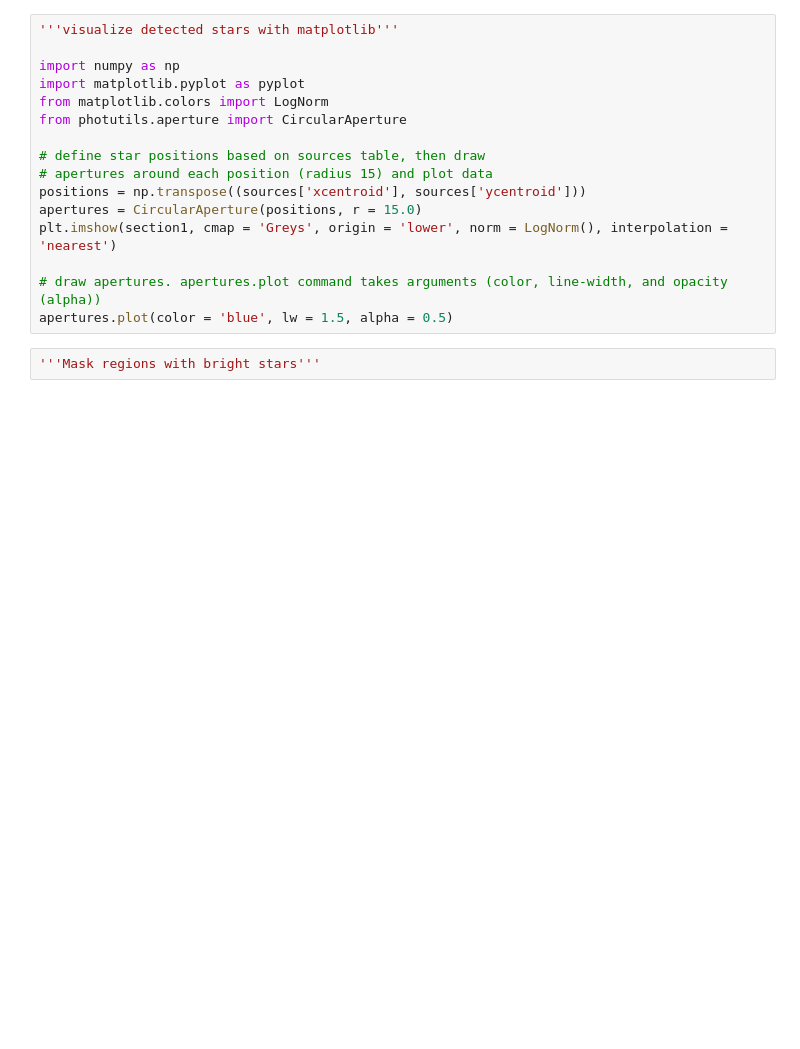
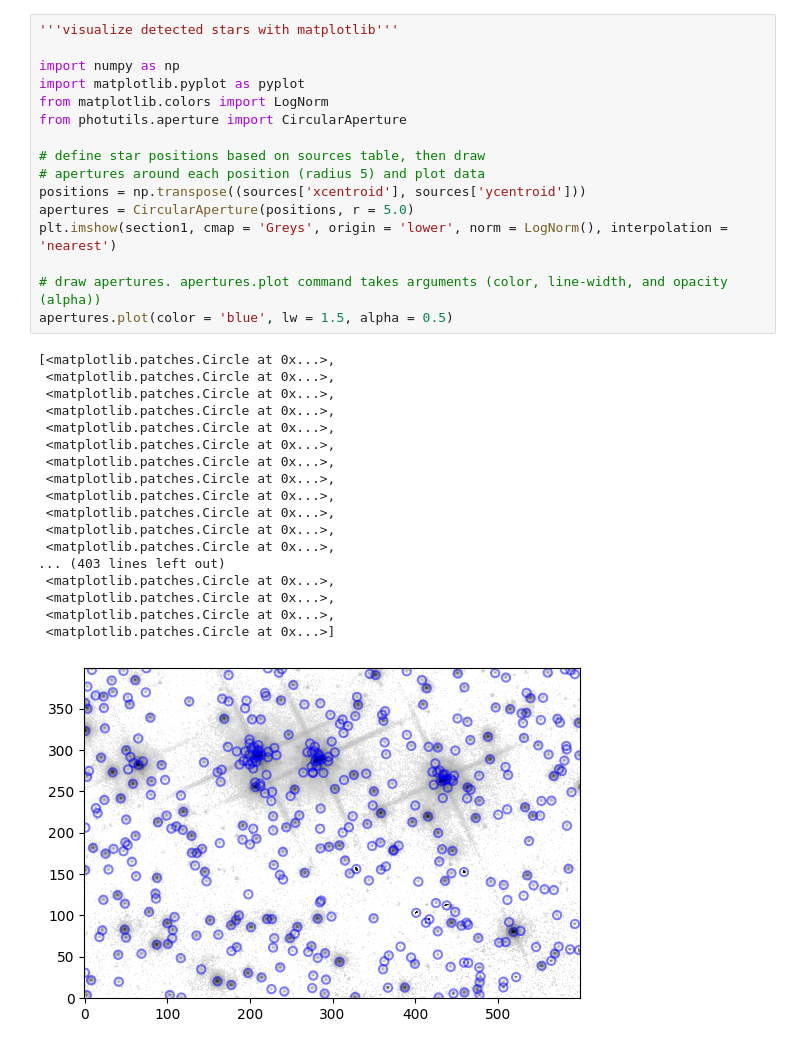
Before and after one commit to laingmic005/aperture-photometry, a Jupyter notebook: L2_photutils-detection.ipynb, the cells around one changed output. Saved outputs shown, nothing was run; the diff lists cells and outputs as text; blank space fills up the shorter version.

```diff
--- a/L2_photutils-detection.ipynb
+++ b/L2_photutils-detection.ipynb
@@ -45,18 +67,35 @@ sources.pprint(max_width = 76)
 # %%
 '''visualize detected stars with matplotlib'''
 
 import numpy as np
 import matplotlib.pyplot as pyplot
 from matplotlib.colors import LogNorm
 from photutils.aperture import CircularAperture
 
 # define star positions based on sources table, then draw
-# apertures around each position (radius 15) and plot data
+# apertures around each position (radius 5) and plot data
 positions = np.transpose((sources['xcentroid'], sources['ycentroid']))
-apertures = CircularAperture(positions, r = 15.0)
+apertures = CircularAperture(positions, r = 5.0)
 plt.imshow(section1, cmap = 'Greys', origin = 'lower', norm = LogNorm(), interpolation = 'nearest')
 
 # draw apertures. apertures.plot command takes arguments (color, line-width, and opacity (alpha))
 apertures.plot(color = 'blue', lw = 1.5, alpha = 0.5)
+# %% [output]
+[<matplotlib.patches.Circle at 0x...>,
+ <matplotlib.patches.Circle at 0x...>,
+ <matplotlib.patches.Circle at 0x...>,
+ <matplotlib.patches.Circle at 0x...>,
+ <matplotlib.patches.Circle at 0x...>,
+ <matplotlib.patches.Circle at 0x...>,
+ <matplotlib.patches.Circle at 0x...>,
+ <matplotlib.patches.Circle at 0x...>,
+ <matplotlib.patches.Circle at 0x...>,
+ <matplotlib.patches.Circle at 0x...>,
+ <matplotlib.patches.Circle at 0x...>,
+ <matplotlib.patches.Circle at 0x...>,
+... (403 lines left out)
+ <matplotlib.patches.Circle at 0x...>,
+ <matplotlib.patches.Circle at 0x...>,
+ <matplotlib.patches.Circle at 0x...>,
+ <matplotlib.patches.Circle at 0x...>]
+[figure, added]
-# %%
-'''Mask regions with bright stars'''
```
Also changed, not shown: parts of 7 cells of this notebook.
